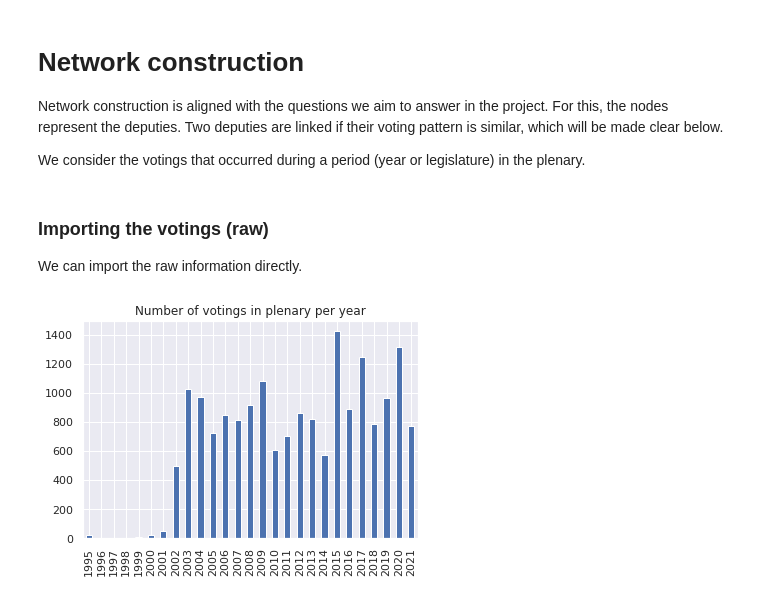
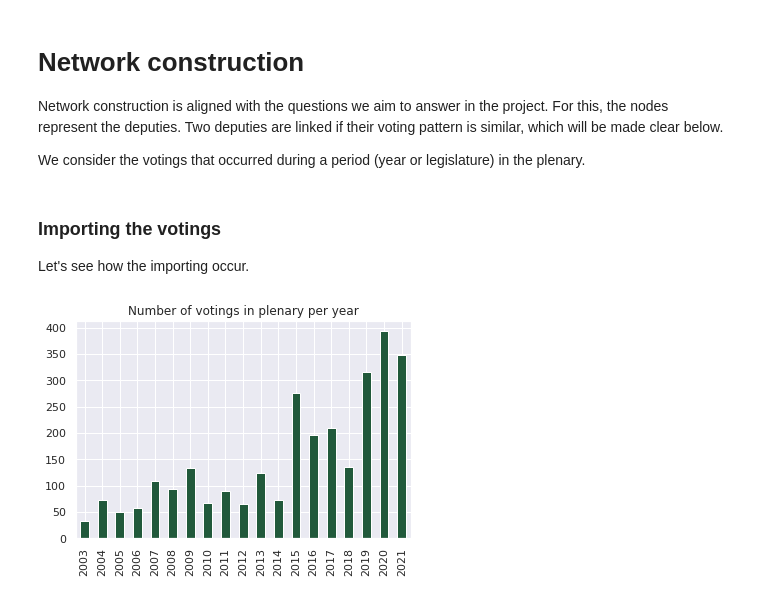
Before and after one commit to lucasmoschen/project-network-science, a Jupyter notebook: notebooks/network_construction.ipynb, the cells around one changed output. Drawn from its saved outputs; the diff is of its cells as text; code cells hidden in the pictures.

```diff
--- a/notebooks/network_construction.ipynb
+++ b/notebooks/network_construction.ipynb
@@ -21,7 +21,3 @@ import requests
 
 api = "https://dadosabertos.camara.leg.br/api/v2/"
 dados = "http://dadosabertos.camara.leg.br/arquivos/"
-# %% [markdown]
-### Importing the votings (raw)
-
-We can import the raw information directly.
@@ -41,6 +24,13 @@ votings_plen.drop(columns='data', inplace = True)
+# %% [markdown]
+### Importing the votings
+
+Let's see how the importing occur.
+# %%
+votings = pd.read_csv('../data/tables/votes_info.csv')
+votings_plen = votings[votings.siglaOrgao=='PLEN']
 # %%
-votings_plen.year.value_counts().sort_index().plot.bar()
+votings_plen.year.value_counts().sort_index().plot.bar(color='#21593b')
 plt.title('Number of votings in plenary per year')
 plt.show()
 # %% [output]
-[figure, old version]
+[figure, new version]
```
Also changed, not shown: parts of 13 cells of this notebook, 1 other file.
